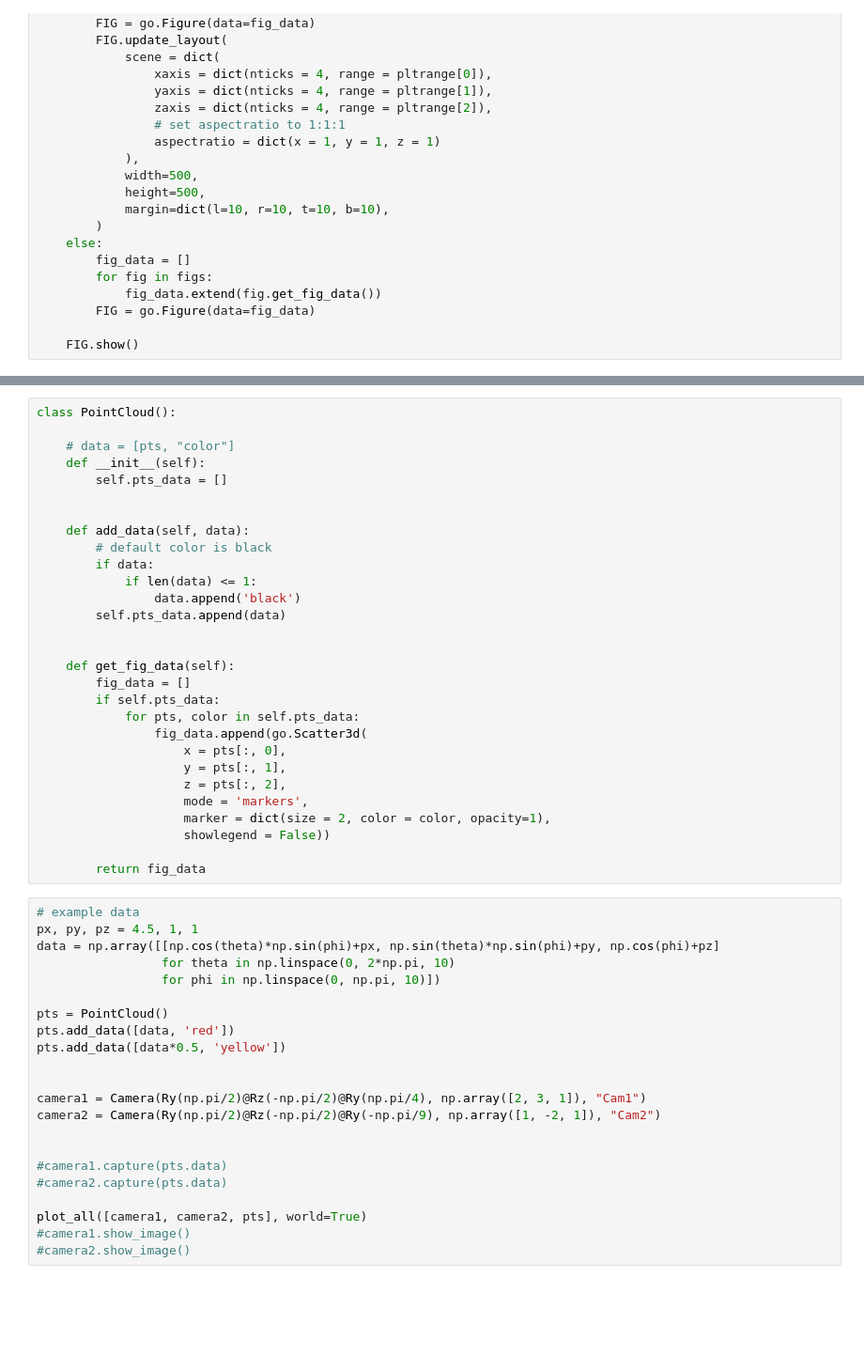
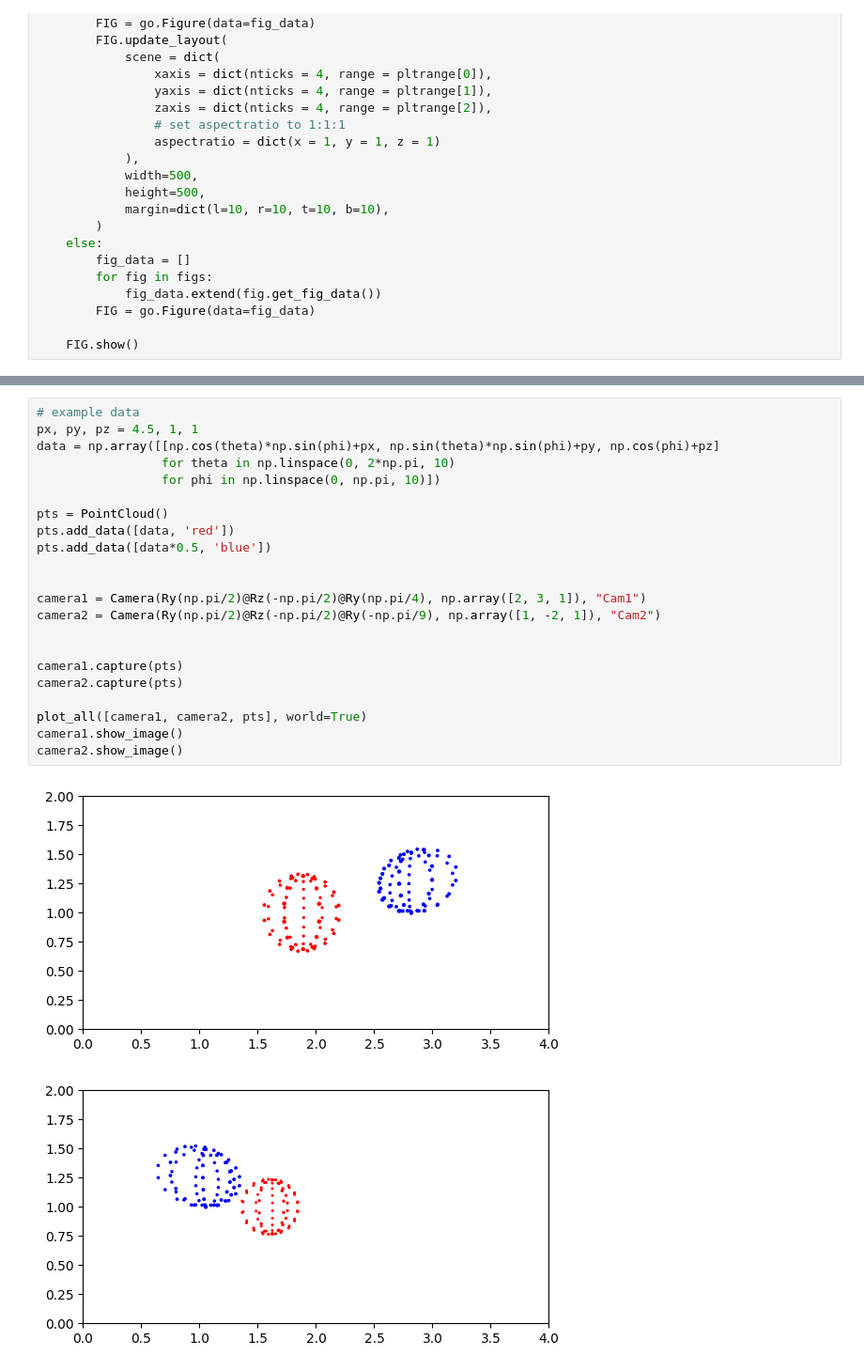
Before and after one commit to brianwang00001/3D-geometry-visualizer, a Jupyter notebook: 3D_geometry.ipynb, the cells around one changed output, grey strips where cells are left out. Shown at 94% size. Saved outputs shown, nothing was run; the diff lists cells and outputs as text; blank space fills up the shorter version.

Commit message:
UpdateCamera class

```diff
--- a/3D_geometry.ipynb
+++ b/3D_geometry.ipynb
@@ -246,54 +274,28 @@ class Camera():
                                 marker = dict(size = 2, color = 'black', opacity=1),
                                 showlegend = False)
         self.fig_data.append(fig_data)
-# %%
-class PointCloud():
-
-    # data = [pts, "color"]
-    def __init__(self):
-        self.pts_data = []
-
-
-    def add_data(self, data):
-        # default color is black
-        if data:
-            if len(data) <= 1:
-                data.append('black')
-        self.pts_data.append(data)
-
-
-    def get_fig_data(self):
-        fig_data = []
-        if self.pts_data:
-            for pts, color in self.pts_data:
-                fig_data.append(go.Scatter3d(
-                    x = pts[:, 0],
-                    y = pts[:, 1],
-                    z = pts[:, 2],
-                    mode = 'markers',
-                    marker = dict(size = 2, color = color, opacity=1),
-                    showlegend = False))
-
-        return fig_data
 # %%
 # example data
 px, py, pz = 4.5, 1, 1
 data = np.array([[np.cos(theta)*np.sin(phi)+px, np.sin(theta)*np.sin(phi)+py, np.cos(phi)+pz]
                  for theta in np.linspace(0, 2*np.pi, 10)
                  for phi in np.linspace(0, np.pi, 10)])
 
 pts = PointCloud()
 pts.add_data([data, 'red'])
-pts.add_data([data*0.5, 'yellow'])
+pts.add_data([data*0.5, 'blue'])
 
 
 camera1 = Camera(Ry(np.pi/2)@Rz(-np.pi/2)@Ry(np.pi/4), np.array([2, 3, 1]), "Cam1")
 camera2 = Camera(Ry(np.pi/2)@Rz(-np.pi/2)@Ry(-np.pi/9), np.array([1, -2, 1]), "Cam2")
 
 
-#camera1.capture(pts.data)
-#camera2.capture(pts.data)
+camera1.capture(pts)
+camera2.capture(pts)
 
 plot_all([camera1, camera2, pts], world=True)
-#camera1.show_image()
-#camera2.show_image()
+camera1.show_image()
+camera2.show_image()
+# %% [output]
+[figure, added]
+[figure, added]
```
Also changed, not shown: parts of 2 cells of this notebook.
